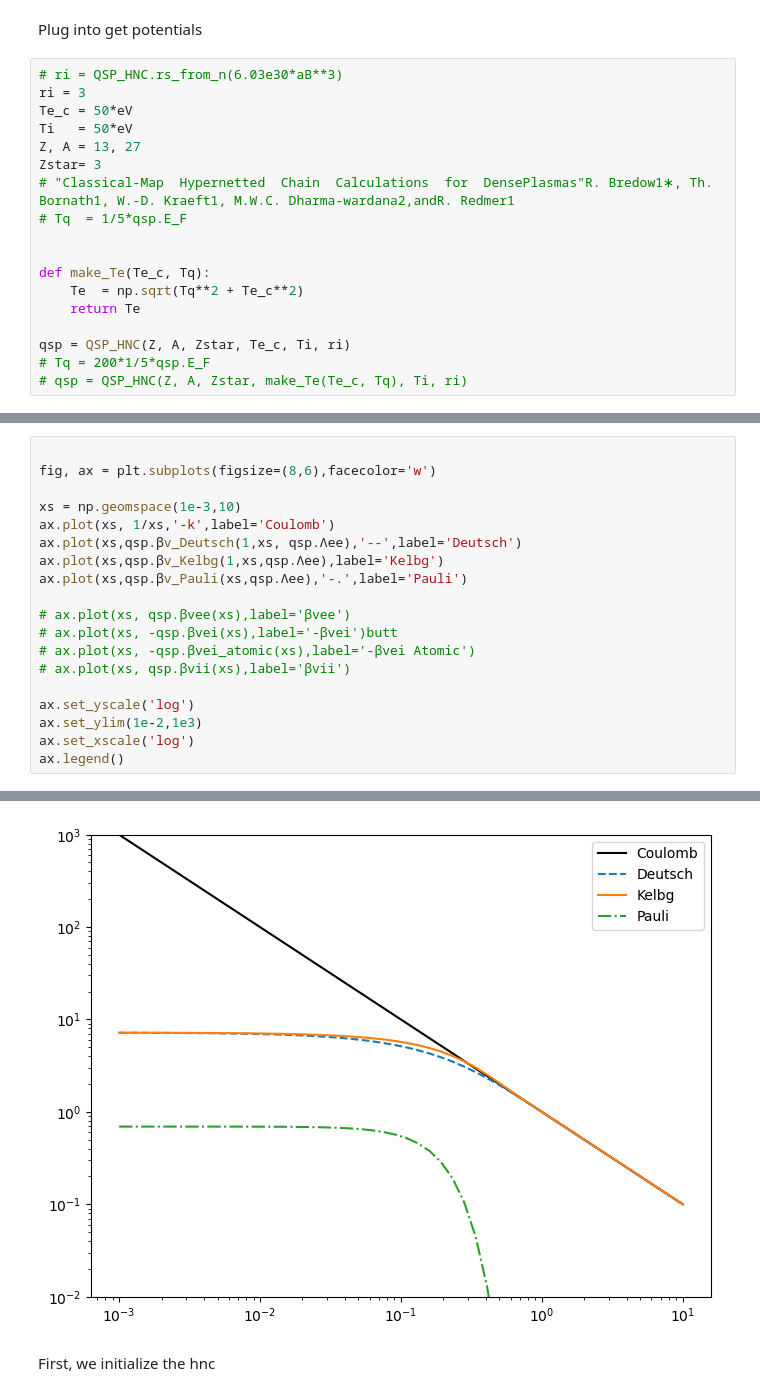
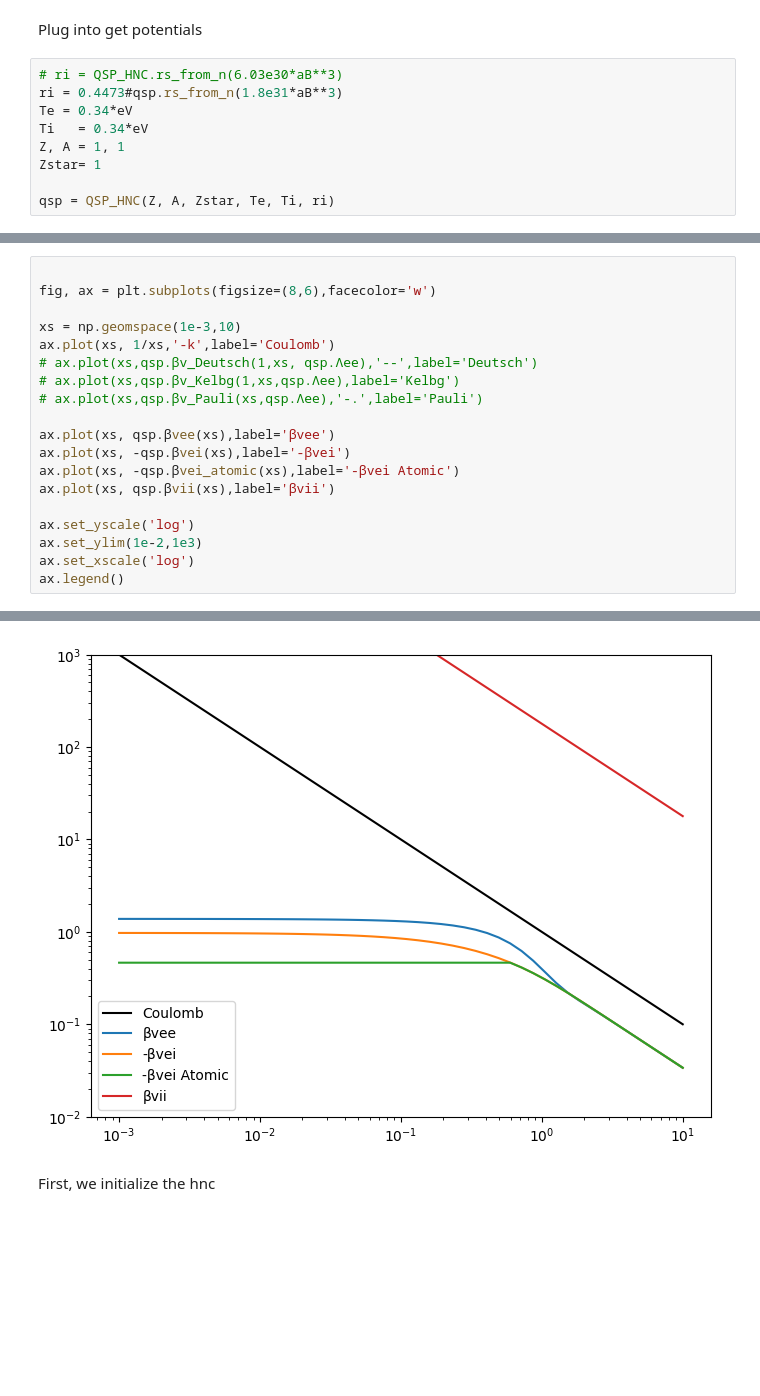
Before and after one commit to ZachAJohnson/hnc, a Jupyter notebook: QSP_HNC_for_TCCW.ipynb, the cells around one changed output, grey strips where cells are left out. Drawn from its saved outputs; the diff is of its cells as text; blank space fills up the shorter version.

```diff
--- a/QSP_HNC_for_TCCW.ipynb
+++ b/QSP_HNC_for_TCCW.ipynb
@@ -26,20 +26,11 @@ For
 Plug into get potentials
 # %%
 # ri = QSP_HNC.rs_from_n(6.03e30*aB**3)
-ri = 3
-Te_c = 50*eV
-Ti   = 50*eV
-Z, A = 13, 27
-Zstar= 3
-# "Classical-Map  Hypernetted  Chain  Calculations  for  DensePlasmas"R. Bredow1∗, Th. Bornath1, W.-D. Kraeft1, M.W.C. Dharma-wardana2,andR. Redmer1
-# Tq  = 1/5*qsp.E_F
+ri = 0.4473#qsp.rs_from_n(1.8e31*aB**3)
+Te = 0.34*eV
+Ti   = 0.34*eV
+Z, A = 1, 1
+Zstar= 1
 
-
-def make_Te(Te_c, Tq):
-    Te  = np.sqrt(Tq**2 + Te_c**2)
-    return Te
-
-qsp = QSP_HNC(Z, A, Zstar, Te_c, Ti, ri)
-# Tq = 200*1/5*qsp.E_F
-# qsp = QSP_HNC(Z, A, Zstar, make_Te(Te_c, Tq), Ti, ri)
+qsp = QSP_HNC(Z, A, Zstar, Te, Ti, ri)
 # %% [output]
@@ -51,25 +43,25 @@ r_e=2.080
 # %%
 
 fig, ax = plt.subplots(figsize=(8,6),facecolor='w')
 
 xs = np.geomspace(1e-3,10)
 ax.plot(xs, 1/xs,'-k',label='Coulomb')
-ax.plot(xs,qsp.βv_Deutsch(1,xs, qsp.Λee),'--',label='Deutsch')
-ax.plot(xs,qsp.βv_Kelbg(1,xs,qsp.Λee),label='Kelbg')
-ax.plot(xs,qsp.βv_Pauli(xs,qsp.Λee),'-.',label='Pauli')
+# ax.plot(xs,qsp.βv_Deutsch(1,xs, qsp.Λee),'--',label='Deutsch')
+# ax.plot(xs,qsp.βv_Kelbg(1,xs,qsp.Λee),label='Kelbg')
+# ax.plot(xs,qsp.βv_Pauli(xs,qsp.Λee),'-.',label='Pauli')
 
-# ax.plot(xs, qsp.βvee(xs),label='βvee')
-# ax.plot(xs, -qsp.βvei(xs),label='-βvei')butt
-# ax.plot(xs, -qsp.βvei_atomic(xs),label='-βvei Atomic')
-# ax.plot(xs, qsp.βvii(xs),label='βvii')
+ax.plot(xs, qsp.βvee(xs),label='βvee')
+ax.plot(xs, -qsp.βvei(xs),label='-βvei')
+ax.plot(xs, -qsp.βvei_atomic(xs),label='-βvei Atomic')
+ax.plot(xs, qsp.βvii(xs),label='βvii')
 
 ax.set_yscale('log')
 ax.set_ylim(1e-2,1e3)
 ax.set_xscale('log')
 ax.legend()
 # %% [output]
 <matplotlib.legend.Legend at 0x...>
-[figure, old version]
+[figure, new version]
 # %% [markdown]
 First, we initialize the hnc
 # %%
```
Also changed, not shown: parts of 12 cells of this notebook, 19 other files.
